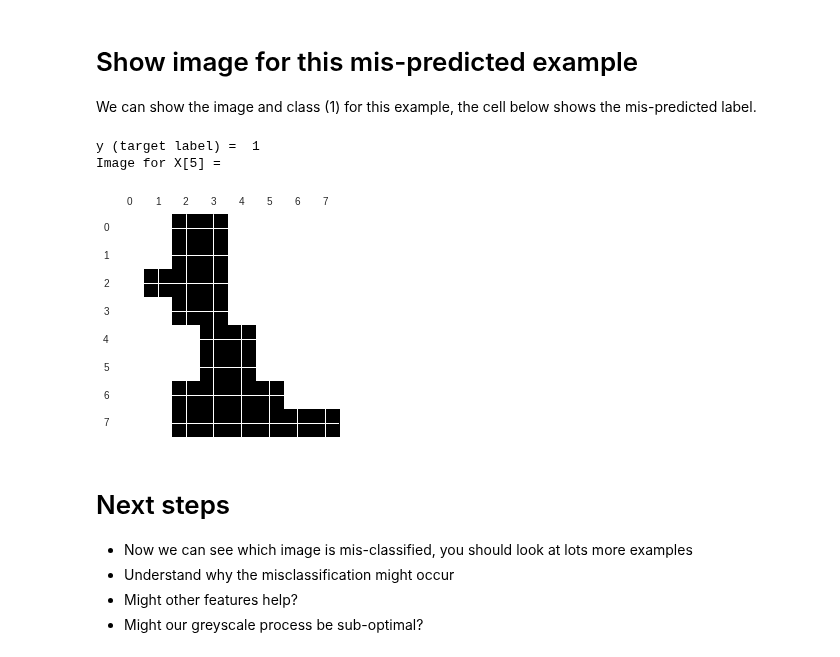
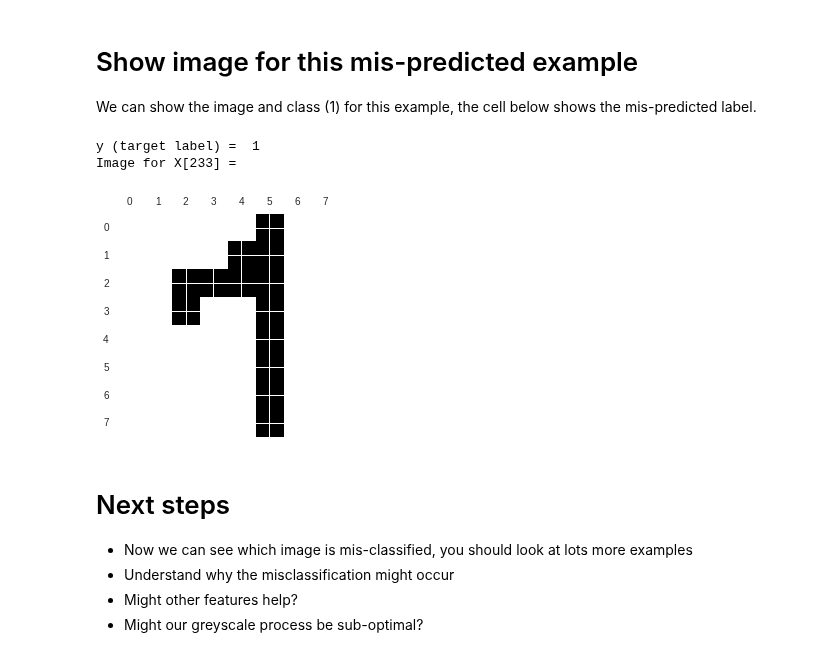
Before and after one commit to ianozsvald/data_science_delivered, a Jupyter notebook: ml_diagnosis_confusion_matrix_and_worst_example.ipynb, the cells around one changed output. Drawn from its saved outputs; the diff is of its cells as text; code cells hidden in the pictures.

Commit message:
added ml diagnosis example

```diff
--- a/ml_diagnosis_confusion_matrix_and_worst_example.ipynb
+++ b/ml_diagnosis_confusion_matrix_and_worst_example.ipynb
@@ -209,13 +209,15 @@ We'd *incorrectly* predicted class 2 for this example with probability 0.9997381
 
 We can show the image and class (1) for this example, the cell below shows the mis-predicted label.
 # %%
-idx_for_truth_for_this_example = np.where(true_labels_1s_indices.cumsum()==idx_least_confident_prediction_for_class_1+1)[0][0]
-
+#idx_for_truth_for_this_example = np.where(true_labels_1s_indices.cumsum()==idx_least_confident_prediction_for_class_1+1)[0][0]
+#X_test[true_labels_1s_indices][39]
+#idx_for_truth_for_this_example = 343
+idx_for_truth_for_this_example = np.arange(true_labels_1s_indices.shape[0])[true_labels_1s_indices][idx_least_confident_prediction_for_class_1]
 show_example(idx_for_truth_for_this_example, X_test, y_test)
 # %% [output]
 y (target label) =  1
-Image for X[5] =
+Image for X[233] =
-[figure, old version]
+[figure, new version]
 # %% [markdown]
 # Next steps
 
```
Also changed, not shown: parts of 9 cells of this notebook.
